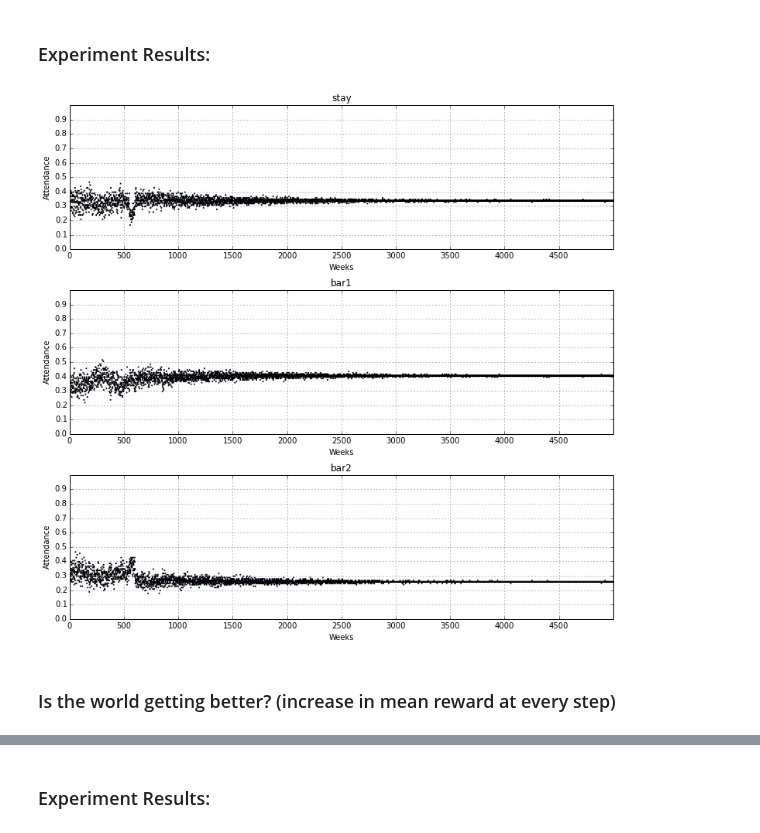
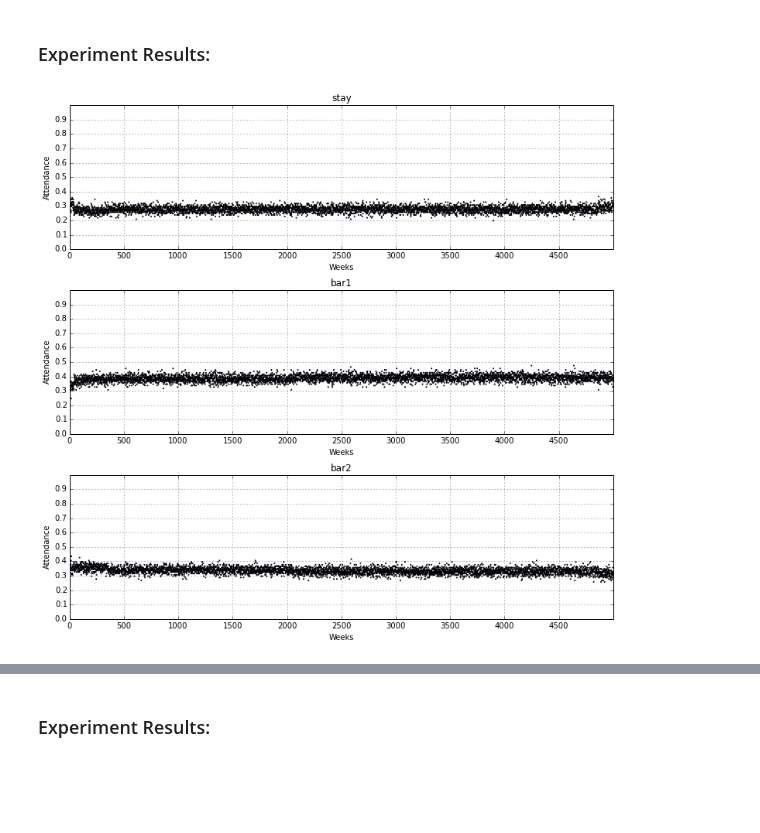
Before and after one commit to hoarf/el_farol_multibar, a Jupyter notebook: wlu.ipynb, the cells around one changed output, grey strips where cells are left out. Drawn from its saved outputs; the diff is of its cells as text; code cells hidden in the pictures; blank space fills up the shorter version.

```diff
--- a/wlu.ipynb
+++ b/wlu.ipynb
@@ -15,8 +16,7 @@ from copy import deepcopy
 # PARAMETERS
 MAXREWARD = 1000.0
 ALPHA = .2
-DECAY = 0.998
-INITIAL_EXPLORATION_CHANCE = 1
+EXPLORATION_CHANCE = .1
 
 # CONSTANTS
 MAX_METHOD = 0
@@ -34,7 +42,7 @@ class Agent:
     """
     self.choices = xrange(maxactions)
     # The Q-table is initialized with random values
-    self.action_q_values = np.random.random_sample(maxactions)*200
+    self.action_q_values = np.zeros(maxactions, dtype=np.float128)
 
   def __repr__(self):
     """
@@ -74,7 +82,7 @@ class World:
     self.attendances = np.zeros(self.maxactions)
     self.agents = [ Agent(self.maxactions) for x in xrange(nr_agents) ]
     self.week = 0
-    self.p = INITIAL_EXPLORATION_CHANCE
+    self.p = EXPLORATION_CHANCE
     self.reward_function = self.get_reward_discrete if nr_agents <= 100 else self.get_reward
 
   def __repr__(self):
@@ -157,7 +165,6 @@ class World:
     self.G = self.calculate_world_utility(self.agents)
     self.update_agents_utilities()
     self.week += 1
-    self.p *= DECAY
 
 
   def update_agents_utilities(self):
@@ -187,15 +194,18 @@ def ElFarolWLU(nr_weeks=5000, thresholds=[0.3,0.5], nr_agents=100):
            world utility for each week as a tuple
   """
   nr_actions = len(thresholds) + 1
-  weekly_attendance = np.zeros((nr_actions,nr_weeks,1))
+  weekly_attendance = np.zeros((nr_actions,nr_weeks))
   w = World(thresholds, nr_agents)
   world_utilities = np.zeros(nr_weeks)
+  agent_q_values = np.zeros((nr_agents, nr_actions, nr_weeks))
   for week in xrange(nr_weeks):
     w.step()
     world_utilities[week] = w.G
     for action in xrange(nr_actions):
       weekly_attendance[action][week] = w.attendances[action]/nr_agents
+      for ag_ix,_ in enumerate(w.agents):
+        agent_q_values[ag_ix][action][week] = w.agents[ag_ix].action_q_values[action]
 
   print "Done week %i" % w.week
-  return weekly_attendance, world_utilities
+  return weekly_attendance, world_utilities, agent_q_values
 # %%
@@ -275,15 +299,12 @@ plot_world_utilities(nr_weeks, world_utilities)
 # %%
-nr_weeks = 5000
 tresholds = [0.3,0.5]
-nr_actions = len(tresholds) + 1
-weekly_attendance_data, world_utilities = ElFarolWLU(nr_weeks, tresholds, 101)
+nr_agents = 101
+weekly_attendance_data, world_utilities, agent_q_values = ElFarolWLU(nr_weeks, tresholds, nr_agents)
 # %% [output]
 Done week 5000
 # %% [markdown]
 ### Experiment Results:
 # %%
-plot_attendances(nr_actions, nr_weeks, weekly_attendance_data)
+plot_attendances(weekly_attendance_data)
 # %% [output]
-[figure, old version]
+[figure, new version]
-# %% [markdown]
-### Is the world getting better? (increase in mean reward at every step)
```
Also changed, not shown: parts of 35 cells of this notebook.
